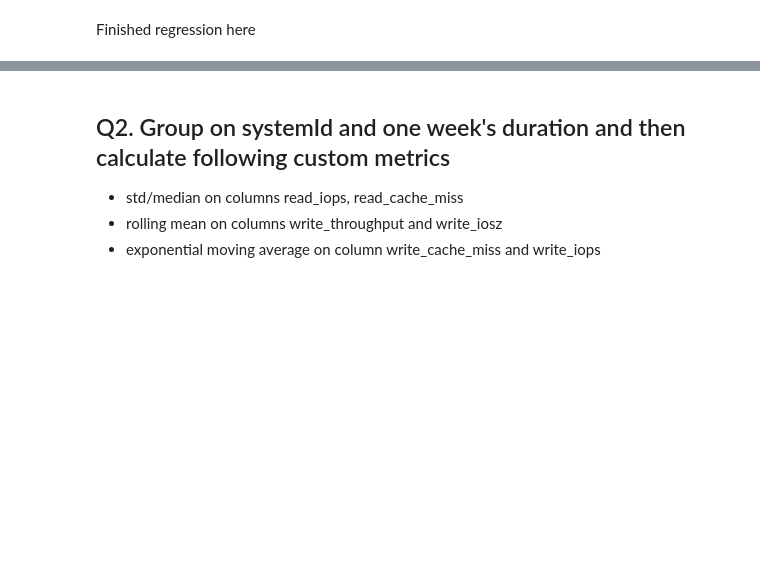
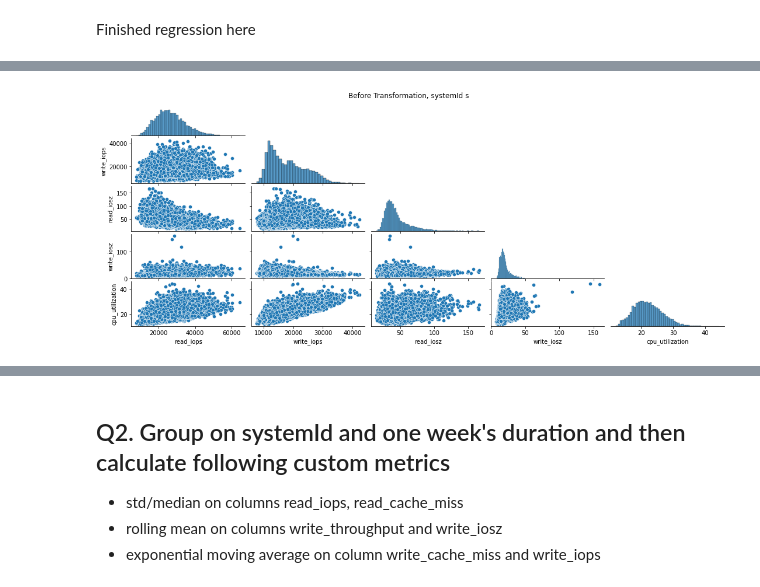
Before and after one commit to FrankGangWang/AppliedML_Python_Coursera, a Jupyter notebook: Final_Interview_for_DataScience_2.ipynb, the cells around one changed output, grey strips where cells are left out. Saved outputs shown, nothing was run; the diff lists cells and outputs as text; code cells hidden in the pictures; blank space fills up the shorter version.

```diff
--- a/Final_Interview_for_DataScience_2.ipynb
+++ b/Final_Interview_for_DataScience_2.ipynb
@@ -624,5 +573,5 @@ pairplot(df, systemId, cols, title_str)
 # %%
-systemId = 'sys1'
-cols = ['read_throughput', 'write_throughput', 'cpu_utilization'] #, 'read_iops', 'write_iops',]
 title_str = 'Before Transformation'
-pairplot(df, systemId, cols, title_str)
+pairplot(df, systemId, cols[1], title_str)
+# %% [output]
+[figure, added]
```
Also changed, not shown: parts of 94 cells of this notebook.
